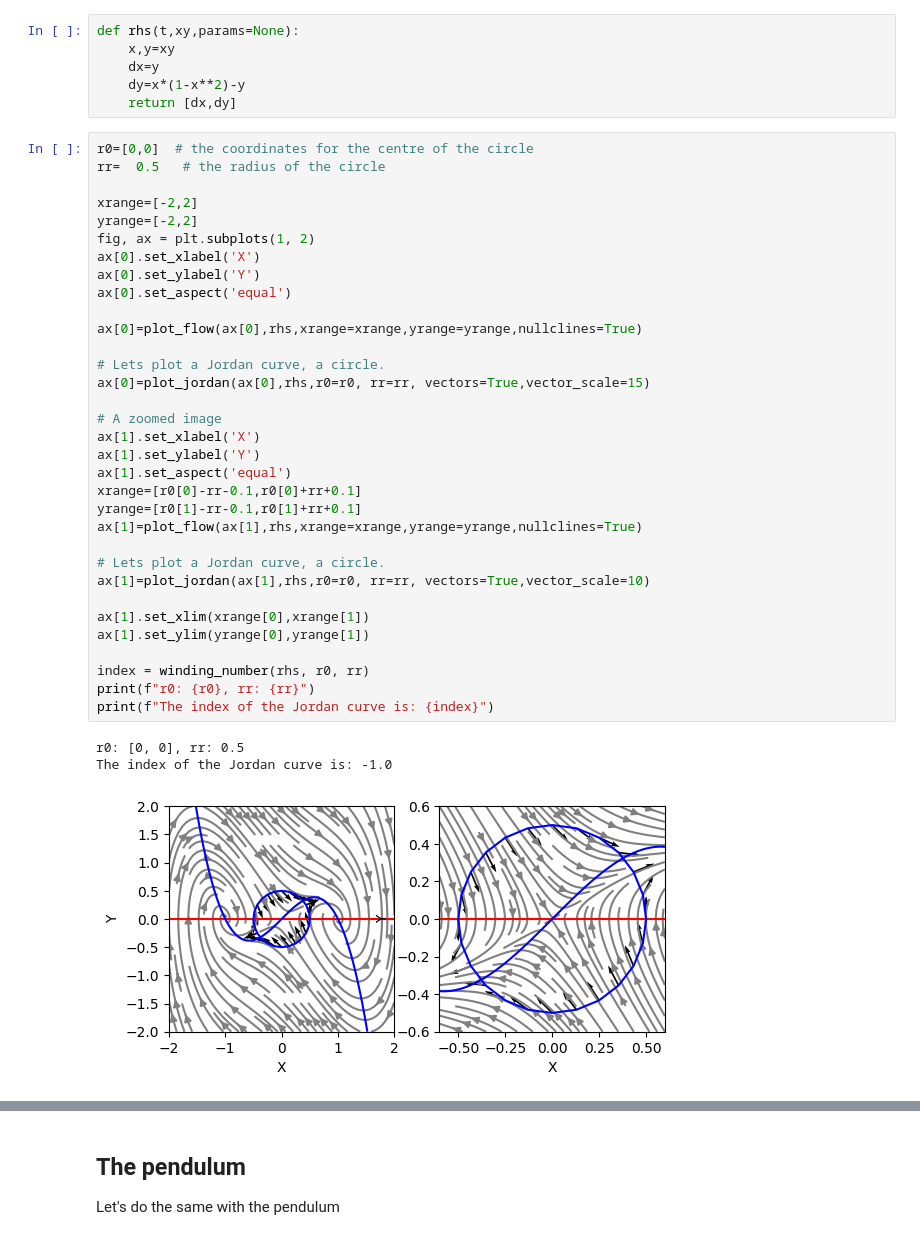
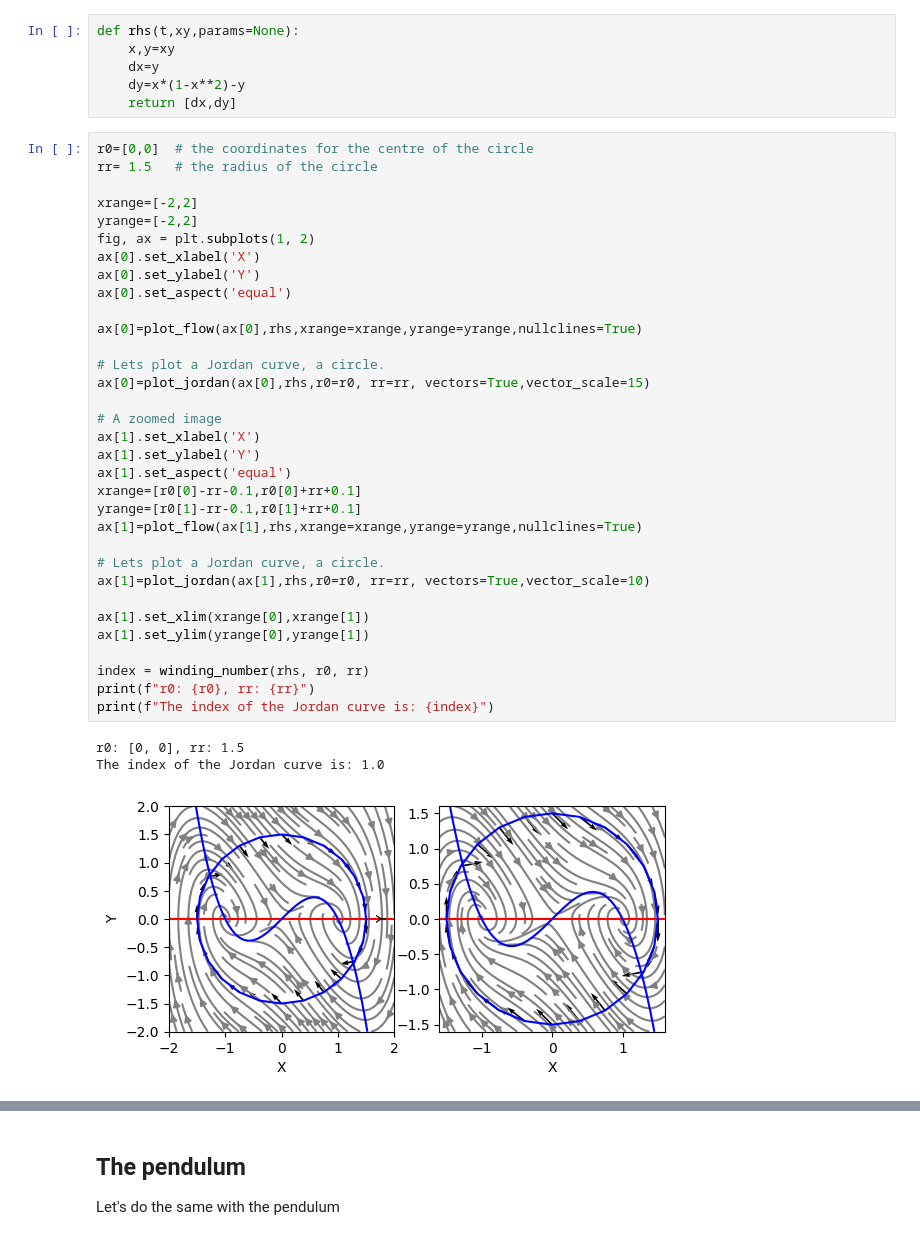
Before and after one commit to vladeviste/mat230, a Jupyter notebook: index_theory.ipynb, the cells around one changed output, grey strips where cells are left out. Cells and saved outputs as stored; diff of their text form.

```diff
--- a/index_theory.ipynb
+++ b/index_theory.ipynb
@@ -381,41 +381,41 @@ def rhs(t,xy,params=None):
     return [dx,dy]
 # %%
 r0=[0,0]  # the coordinates for the centre of the circle
-rr=  0.5   # the radius of the circle
+rr= 1.5   # the radius of the circle
 
 xrange=[-2,2]
 yrange=[-2,2]
 fig, ax = plt.subplots(1, 2)
 ax[0].set_xlabel('X')
 ax[0].set_ylabel('Y')
 ax[0].set_aspect('equal')
 
 ax[0]=plot_flow(ax[0],rhs,xrange=xrange,yrange=yrange,nullclines=True)
 
 # Lets plot a Jordan curve, a circle.
 ax[0]=plot_jordan(ax[0],rhs,r0=r0, rr=rr, vectors=True,vector_scale=15)
 
 # A zoomed image
 ax[1].set_xlabel('X')
 ax[1].set_ylabel('Y')
 ax[1].set_aspect('equal')
 xrange=[r0[0]-rr-0.1,r0[0]+rr+0.1]
 yrange=[r0[1]-rr-0.1,r0[1]+rr+0.1]
 ax[1]=plot_flow(ax[1],rhs,xrange=xrange,yrange=yrange,nullclines=True)
 
 # Lets plot a Jordan curve, a circle.
 ax[1]=plot_jordan(ax[1],rhs,r0=r0, rr=rr, vectors=True,vector_scale=10)
 
 ax[1].set_xlim(xrange[0],xrange[1])
 ax[1].set_ylim(yrange[0],yrange[1])
 
 index = winding_number(rhs, r0, rr)
 print(f"r0: {r0}, rr: {rr}")
 print(f"The index of the Jordan curve is: {index}")
 # %% [output]
-r0: [0, 0], rr: 0.5
-The index of the Jordan curve is: -1.0
+r0: [0, 0], rr: 1.5
+The index of the Jordan curve is: 1.0
-[figure, old version]
+[figure, new version]
 # %% [markdown]
 **Try this:** Play around with moving the circle to different locations and with different radius, make a table on paper with columns r0, rr and the resulting winding number:
 
```
Also changed, not shown: parts of 1 cell of this notebook.
